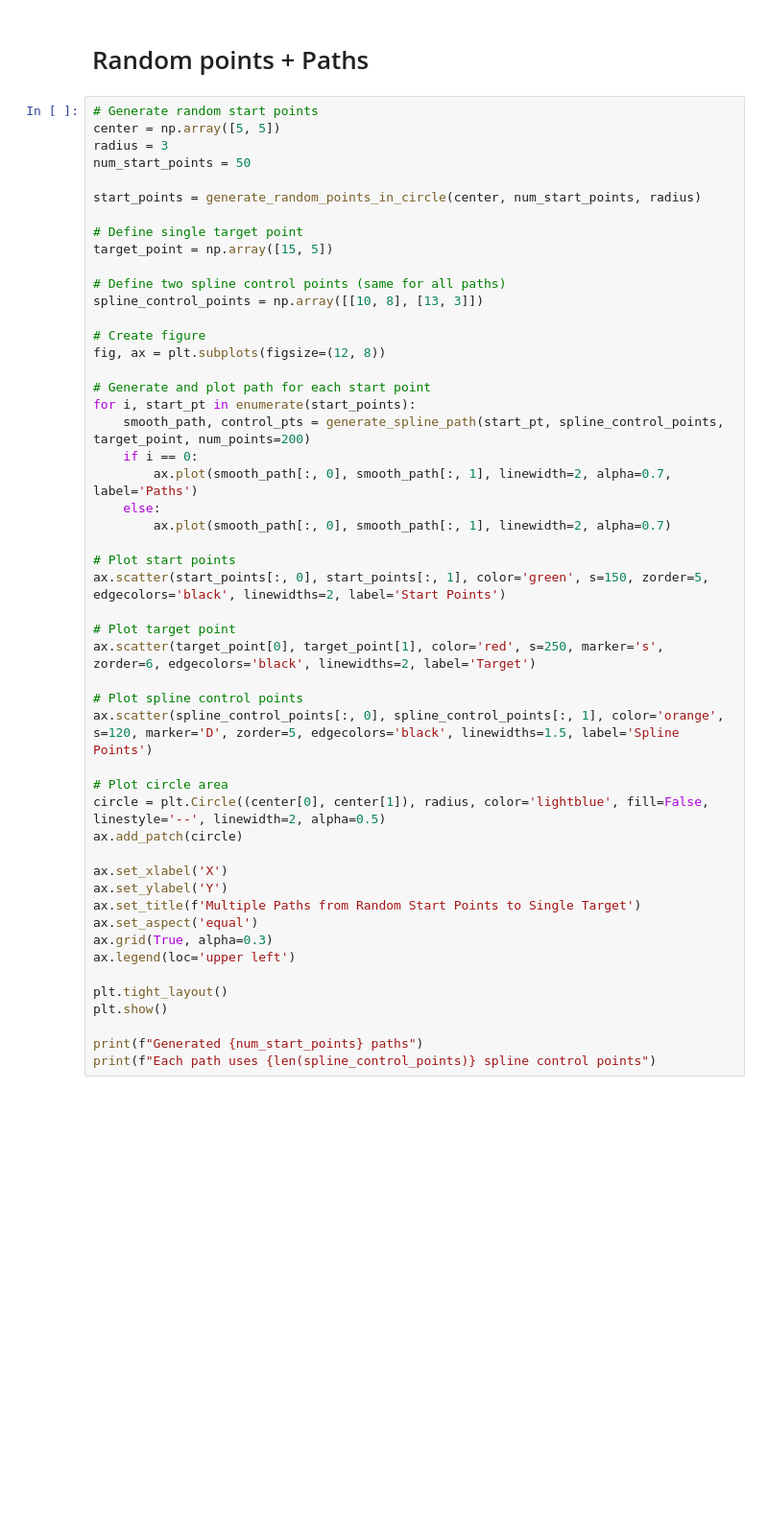
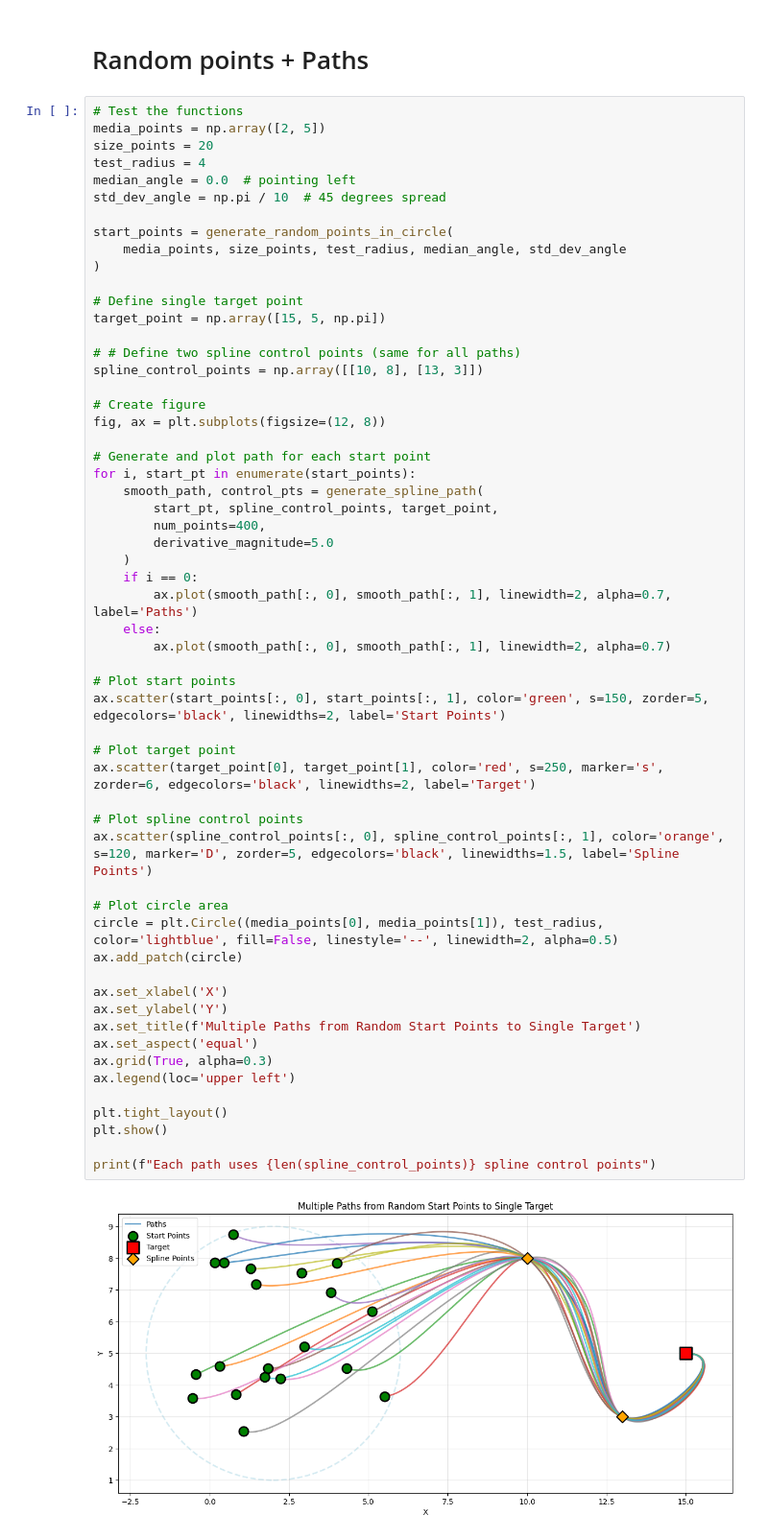
Before and after one commit to aldajo92/DockingAlgorithmEafit, a Jupyter notebook: Main.ipynb, the cells around one changed output. Shown at 96% size. Drawn from its saved outputs; the diff is of its cells as text; blank space fills up the shorter version.

```diff
--- a/Main.ipynb
+++ b/Main.ipynb
@@ -453,17 +447,21 @@ Path respects start and end tangent directions
 # %% [markdown]
 # Random points + Paths
 # %%
-# Generate random start points
-center = np.array([5, 5])
-radius = 3
-num_start_points = 50
+# Test the functions
+media_points = np.array([2, 5])
+size_points = 20
+test_radius = 4
+median_angle = 0.0  # pointing left
+std_dev_angle = np.pi / 10  # 45 degrees spread
 
-start_points = generate_random_points_in_circle(center, num_start_points, radius)
+start_points = generate_random_points_in_circle(
+    media_points, size_points, test_radius, median_angle, std_dev_angle
+)
 
 # Define single target point
-target_point = np.array([15, 5])
+target_point = np.array([15, 5, np.pi])
 
-# Define two spline control points (same for all paths)
+# # Define two spline control points (same for all paths)
 spline_control_points = np.array([[10, 8], [13, 3]])
 
 # Create figure
@@ -471,34 +469,39 @@ fig, ax = plt.subplots(figsize=(12, 8))
 
 # Generate and plot path for each start point
 for i, start_pt in enumerate(start_points):
-    smooth_path, control_pts = generate_spline_path(start_pt, spline_control_points, target_point, num_points=200)
+    smooth_path, control_pts = generate_spline_path(
+        start_pt, spline_control_points, target_point,
+        num_points=400,
+        derivative_magnitude=5.0
+    )
     if i == 0:
         ax.plot(smooth_path[:, 0], smooth_path[:, 1], linewidth=2, alpha=0.7, label='Paths')
     else:
         ax.plot(smooth_path[:, 0], smooth_path[:, 1], linewidth=2, alpha=0.7)
 
 # Plot start points
 ax.scatter(start_points[:, 0], start_points[:, 1], color='green', s=150, zorder=5, edgecolors='black', linewidths=2, label='Start Points')
 
 # Plot target point
 ax.scatter(target_point[0], target_point[1], color='red', s=250, marker='s', zorder=6, edgecolors='black', linewidths=2, label='Target')
 
 # Plot spline control points
 ax.scatter(spline_control_points[:, 0], spline_control_points[:, 1], color='orange', s=120, marker='D', zorder=5, edgecolors='black', linewidths=1.5, label='Spline Points')
 
 # Plot circle area
-circle = plt.Circle((center[0], center[1]), radius, color='lightblue', fill=False, linestyle='--', linewidth=2, alpha=0.5)
+circle = plt.Circle((media_points[0], media_points[1]), test_radius, color='lightblue', fill=False, linestyle='--', linewidth=2, alpha=0.5)
 ax.add_patch(circle)
 
 ax.set_xlabel('X')
 ax.set_ylabel('Y')
 ax.set_title(f'Multiple Paths from Random Start Points to Single Target')
 ax.set_aspect('equal')
 ax.grid(True, alpha=0.3)
 ax.legend(loc='upper left')
 
 plt.tight_layout()
 plt.show()
 
-print(f"Generated {num_start_points} paths")
 print(f"Each path uses {len(spline_control_points)} spline control points")
+# %% [output]
+[figure, added]
```
Also changed, not shown: parts of 9 cells of this notebook.
